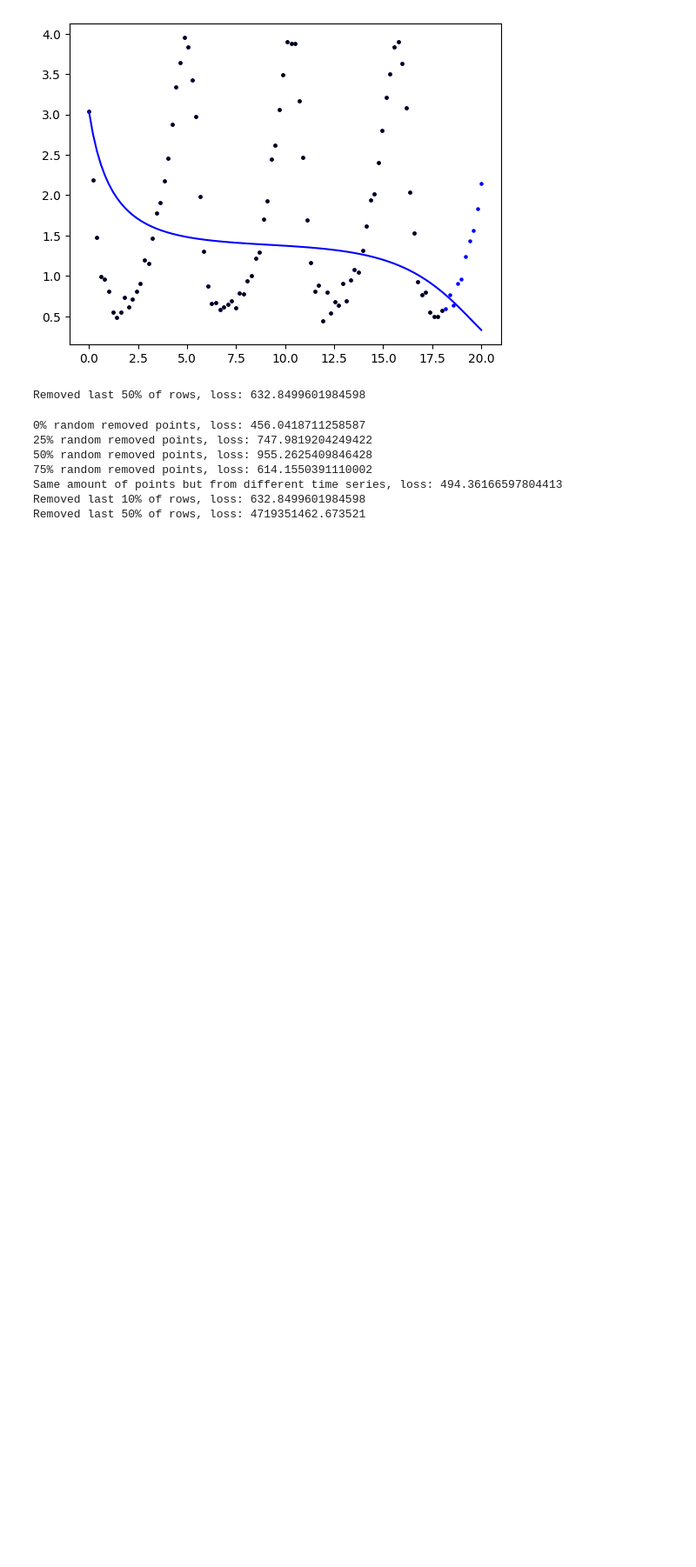
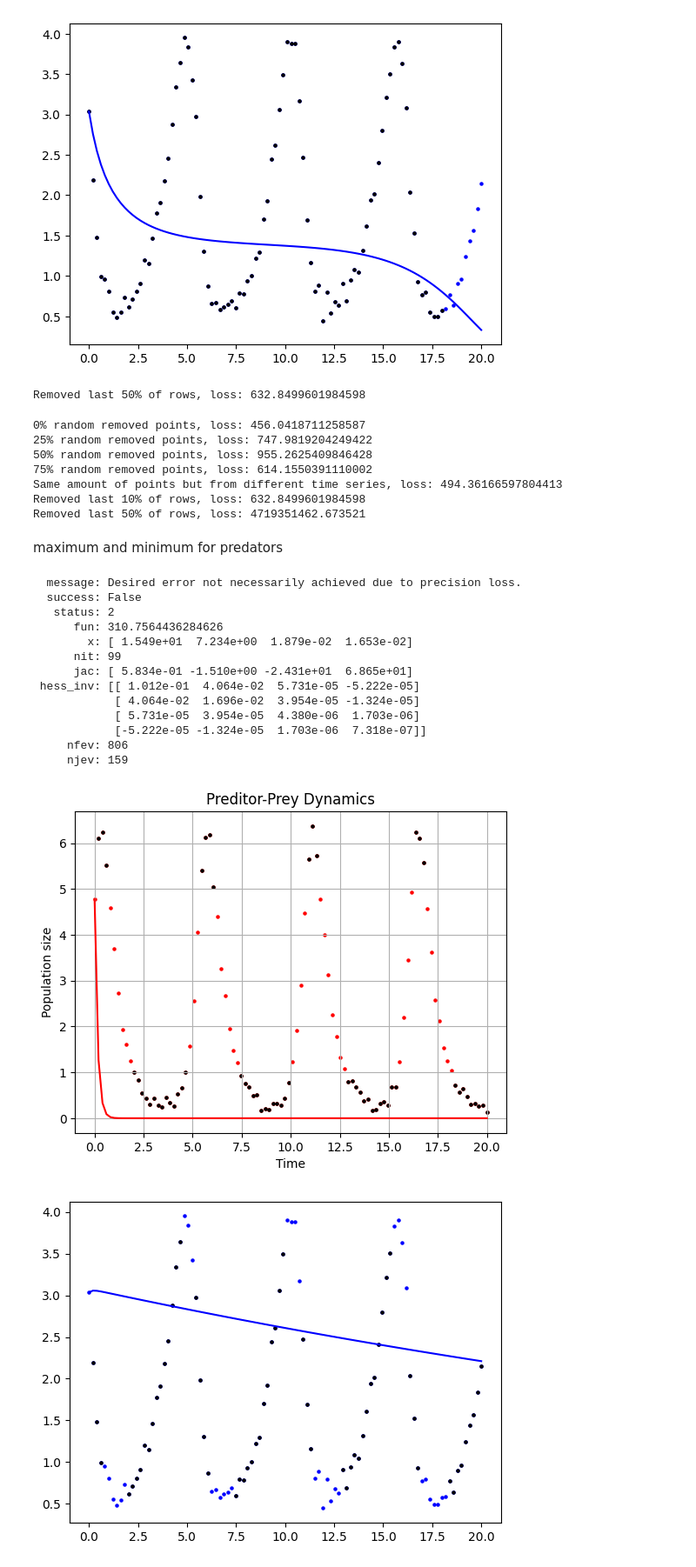
Before and after one commit to estherlb/stochastic_3, a Jupyter notebook: Reverse-Engineering Predator-Prey System/time_series.ipynb, the cells around one changed output. Shown: that part at 87% size. Cells and saved outputs as stored; diff of their text form; code cells hidden in the pictures; blank space fills up the shorter version.

```diff
--- a/Reverse-Engineering Predator-Prey System/time_series.ipynb
+++ b/Reverse-Engineering Predator-Prey System/time_series.ipynb
@@ -328,3 +336,31 @@ print(f"Removed last 50% of rows, loss: {loss_function_res(minimised_50first.x,
 Same amount of points but from different time series, loss: 494.36166597804413
 Removed last 10% of rows, loss: 632.8499601984598
 Removed last 50% of rows, loss: 4719351462.673521
+# %% [markdown]
+maximum and minimum for predators
+# %%
+def filter_df(df, column, lower, upper):
+        return df[~df[column].between(lower, upper)]
+
+df_subset_pred_peaks = filter_df(df, 'x', 1, 5)
+# %%
+minimised_pred_peaks = minimise_loss_function_res(df_subset_pred_peaks)
+print(minimised_pred_peaks)
+
+plot_lotka(df, minimised_pred_peaks.x, df_subset_pred_peaks)
+# %% [output]
+  message: Desired error not necessarily achieved due to precision loss.
+  success: False
+   status: 2
+      fun: 310.7564436284626
+        x: [ 1.549e+01  7.234e+00  1.879e-02  1.653e-02]
+      nit: 99
+      jac: [ 5.834e-01 -1.510e+00 -2.431e+01  6.865e+01]
+ hess_inv: [[ 1.012e-01  4.064e-02  5.731e-05 -5.222e-05]
+            [ 4.064e-02  1.696e-02  3.954e-05 -1.324e-05]
+            [ 5.731e-05  3.954e-05  4.380e-06  1.703e-06]
+            [-5.222e-05 -1.324e-05  1.703e-06  7.318e-07]]
+     nfev: 806
+     njev: 159
+[figure, added]
+[figure, added]
```
Also changed, not shown: parts of 3 cells of this notebook.
